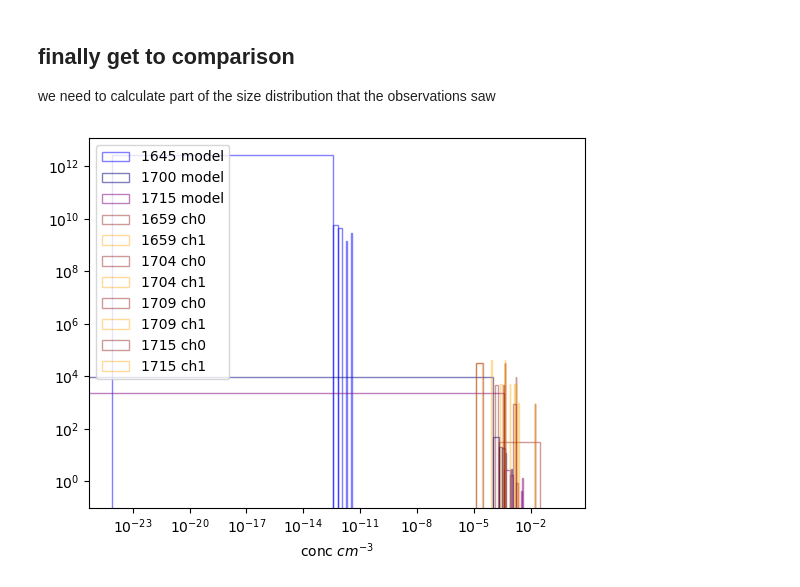
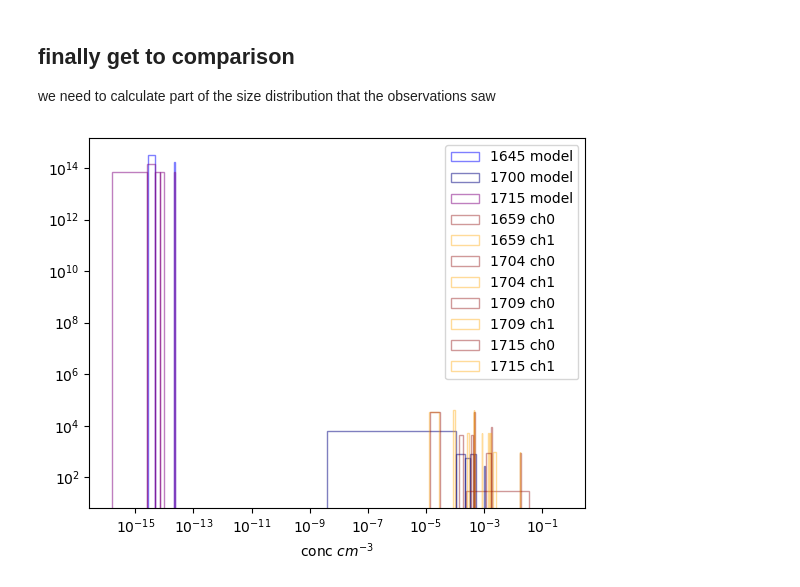
Before and after one commit to ezriri/shes_a_model, a Jupyter notebook: tidy_unrisk_workshop.ipynb, the cells around one changed output. Cells and saved outputs as stored; diff of their text form; code cells hidden in the pictures.

```diff
--- a/tidy_unrisk_workshop.ipynb
+++ b/tidy_unrisk_workshop.ipynb
@@ -355,55 +385,55 @@ mu = hydroparameters[hydro][0]
 min_2ds_size = 300e-6 # in m - but = 300 micron
 max_2ds_size = 1280e-6 # 1280 micron
 
-graupel_1645['g_conc'] = partial_integral_gamma(graupel_1645['g_number'], mu, graupel_1645['lambda'], min_2ds_size, max_2ds_size)/1e6 # /1e6 = get m-3 -> cm-3
-graupel_1715['g_conc'] = partial_integral_gamma(graupel_1715['g_number'], mu, graupel_1715['lambda'], min_2ds_size, max_2ds_size)/1e6
-graupel_1700['g_conc'] = partial_integral_gamma(graupel_1700['g_number'], mu, graupel_1700['lambda'], min_2ds_size, max_2ds_size)/1e6
+filt_graupel_1645_2['g_conc'] = partial_integral_gamma(filt_graupel_1645_2['g_number'], mu, filt_graupel_1645_2['lambda'], min_2ds_size, max_2ds_size)/1e6 # /1e6 = get m-3 -> cm-3
+filt_graupel_1715_2['g_conc'] = partial_integral_gamma(filt_graupel_1715_2['g_number'], mu, filt_graupel_1715_2['lambda'], min_2ds_size, max_2ds_size)/1e6
+filt_graupel_1700_2['g_conc'] = partial_integral_gamma(filt_graupel_1700_2['g_number'], mu, filt_graupel_1700_2['lambda'], min_2ds_size, max_2ds_size)/1e6
 
 ## also going to hide 0 values of conc
-graupel_1645['g_conc'] = graupel_1645['g_conc'].where(graupel_1645['g_conc'] != 0)
-graupel_1715['g_conc'] = graupel_1715['g_conc'].where(graupel_1715['g_conc'] != 0)
-graupel_1700['g_conc'] = graupel_1700['g_conc'].where(graupel_1700['g_conc'] != 0)
+filt_graupel_1645_2['g_conc'] = filt_graupel_1645_2['g_conc'].where(filt_graupel_1645_2['g_conc'] != 0)
+filt_graupel_1715_2['g_conc'] = filt_graupel_1715_2['g_conc'].where(filt_graupel_1715_2['g_conc'] != 0)
+filt_graupel_1700_2['g_conc'] = filt_graupel_1700_2['g_conc'].where(filt_graupel_1700_2['g_conc'] != 0)
 
 # just going to remove the dims - not helpful when plotting a histogram
-graupel_1645['flat_conc'] = graupel_1645['g_conc'].stack(all_dims=("model_level_number", "grid_latitude", "grid_longitude"))
-graupel_1715['flat_conc'] = graupel_1715['g_conc'].stack(all_dims=("model_level_number", "grid_latitude", "grid_longitude"))
-graupel_1700['flat_conc'] = graupel_1700['g_conc'].stack(all_dims=("model_level_number", "grid_latitude", "grid_longitude"))
+filt_graupel_1645_2['flat_conc'] = filt_graupel_1645_2['g_conc'].stack(all_dims=("model_level_number", "grid_latitude", "grid_longitude"))
+filt_graupel_1715_2['flat_conc'] = filt_graupel_1715_2['g_conc'].stack(all_dims=("model_level_number", "grid_latitude", "grid_longitude"))
+filt_graupel_1700_2['flat_conc'] = filt_graupel_1700_2['g_conc'].stack(all_dims=("model_level_number", "grid_latitude", "grid_longitude"))
 # %%
 # lets make a histogram of concentrations
 # model
-plt.hist(graupel_1645['flat_conc'], bins=10, edgecolor= 'blue', facecolor = 'none', alpha=0.5, label = '1645 model', density = True)#, stacked = True) #, normed=True)   # normalized
-plt.hist(graupel_1700['flat_conc'], bins=10, edgecolor= 'navy', facecolor = 'none', alpha=0.5, label = '1700 model', density = True)#, stacked = True) #, normed=True)   # normalized
-plt.hist(graupel_1715['flat_conc'], bins=10, edgecolor= 'purple', facecolor = 'none', alpha=0.5, label = '1715 model', density = True)#, stacked = True) #, normed=True)   # normalized
+plt.hist(filt_graupel_1645_2['flat_conc'], bins=10, edgecolor= 'blue', facecolor = 'none', alpha=0.5, label = '1645 model', density = True)#, stacked = True) #, normed=True)   # normalized
+plt.hist(filt_graupel_1700_2['flat_conc'], bins=10, edgecolor= 'navy', facecolor = 'none', alpha=0.5, label = '1700 model', density = True)#, stacked = True) #, normed=True)   # normalized
+plt.hist(filt_graupel_1715_2['flat_conc'], bins=10, edgecolor= 'purple', facecolor = 'none', alpha=0.5, label = '1715 model', density = True)#, stacked = True) #, normed=True)   # normalized
 
 # obs
 '''
 plt.hist(pass_dict['1659']['masked_10s']['ch0_mean_conc'], bins=30, edgecolor= 'red', facecolor = 'none', alpha=0.5, label = '1659 ch0', density = True)#, stacked = True) #, normed=True)   # normalized
 plt.hist(pass_dict['1659']['masked_10s']['ch1_mean_conc'], bins=30, edgecolor= 'red', facecolor = 'none', alpha=0.5, label = '1659 ch1', density = True)#, stacked = True) #, normed=True)   # normalized
 
 plt.hist(pass_dict['1704']['masked_10s']['ch0_mean_conc'], bins=30, edgecolor= 'red', facecolor = 'none', alpha=0.5, label = '1704 ch0', density = True)#, stacked = True) #, normed=True)   # normalized
 plt.hist(pass_dict['1704']['masked_10s']['ch1_mean_conc'], bins=30, edgecolor= 'red', facecolor = 'none', alpha=0.5, label = '1704 ch1', density = True)#, stacked = True) #, normed=True)   # normalized
 
 plt.hist(pass_dict['1709']['masked_10s']['ch0_mean_conc'], bins=30, edgecolor= 'red', facecolor = 'none', alpha=0.5, label = '1709 ch0', density = True)#, stacked = True) #, normed=True)   # normalized
 plt.hist(pass_dict['1709']['masked_10s']['ch1_mean_conc'], bins=30, edgecolor= 'red', facecolor = 'none', alpha=0.5, label = '1709 ch1', density = True)#, stacked = True) #, normed=True)   # normalized
 
 plt.hist(pass_dict['1715']['masked_10s']['ch0_mean_conc'], bins=30, edgecolor= 'red', facecolor = 'none', alpha=0.5, label = '1715 ch0', density = True)#, stacked = True) #, normed=True)   # normalized
 plt.hist(pass_dict['1715']['masked_10s']['ch1_mean_conc'], bins=30, edgecolor= 'red', facecolor = 'none', alpha=0.5, label = '1715 ch1', density = True)#, stacked = True) #, normed=True)   # normalized
 '''
 ch0_color = 'darkred'
 ch1_color = 'orange'
 for t in ['1659', '1704', '1709', '1715']:
     plt.hist(pass_dict[t]['masked_10s']['ch0_mean_conc'], bins=30,
              edgecolor=ch0_color, facecolor='none', alpha=0.4,
              label=f'{t} ch0', density=True)
 
     plt.hist(pass_dict[t]['masked_10s']['ch1_mean_conc'], bins=30,
              edgecolor=ch1_color, facecolor='none', alpha=0.4,
              label=f'{t} ch1', density=True)
 
 
 plt.legend()
 plt.xlabel('conc $cm^{-3}$')
 plt.xscale('log')
 plt.yscale('log')
 # %% [output]
-[figure, old version]
+[figure, new version]
```
Also changed, not shown: parts of 3 cells of this notebook, 1 other file.
